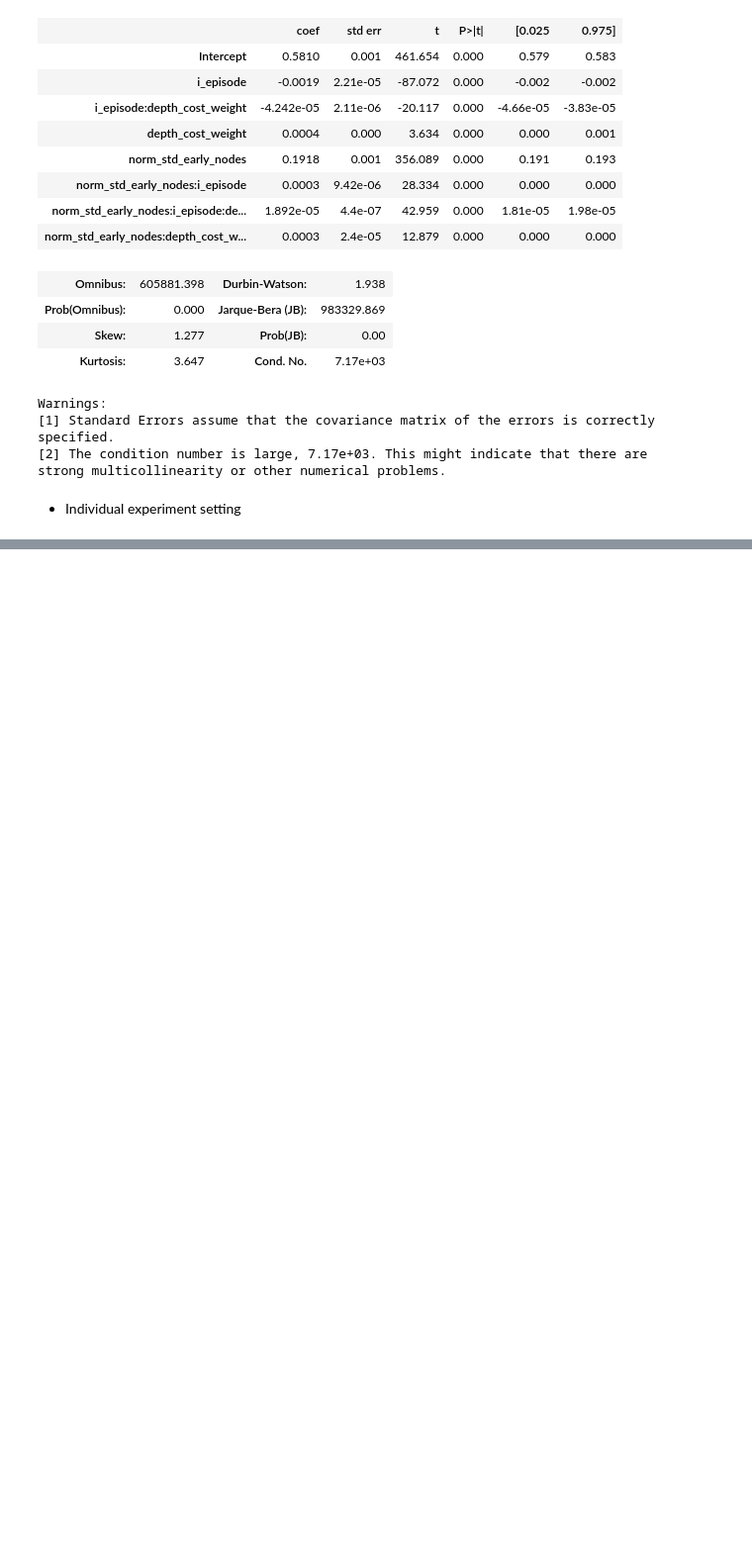
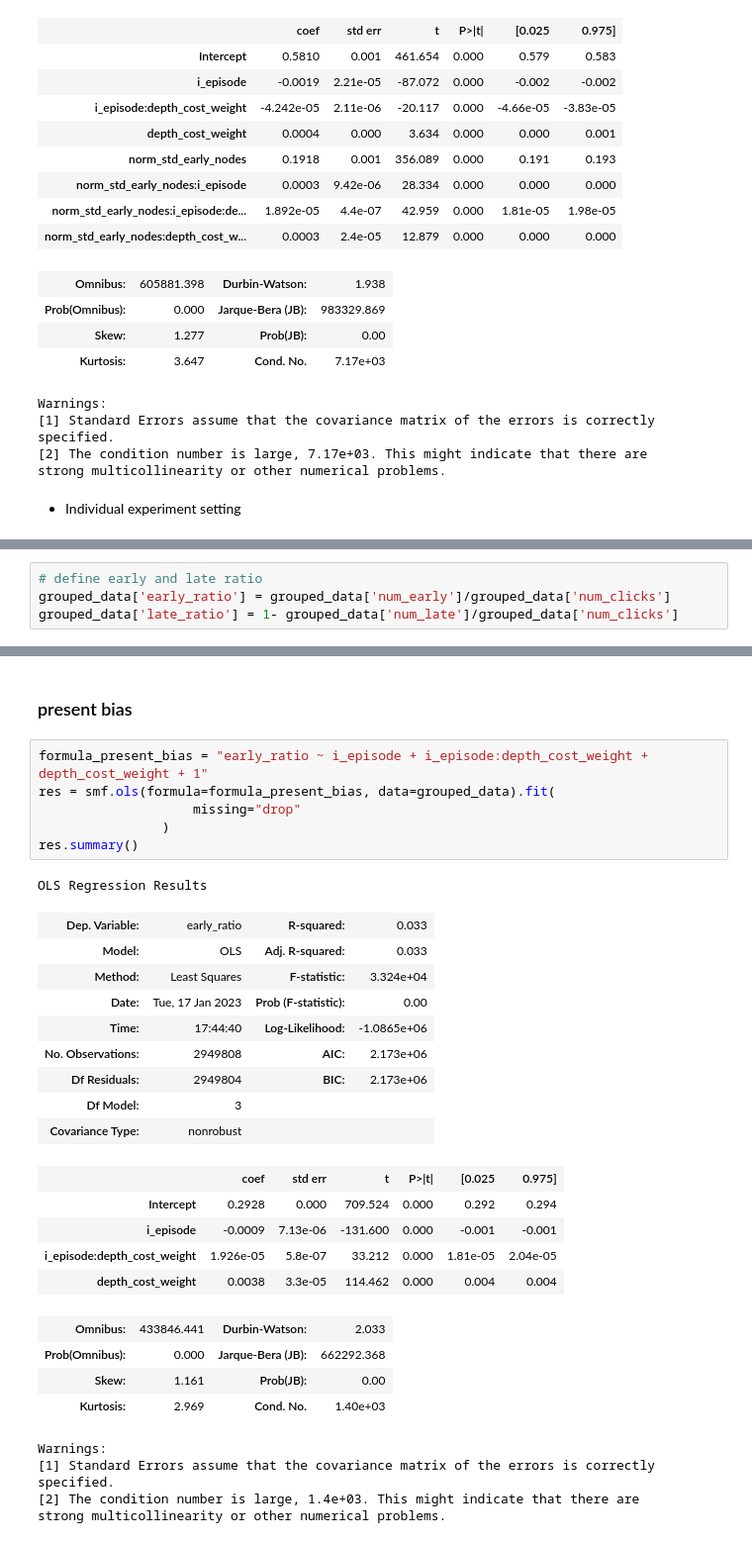
Before and after one commit to RationalityEnhancementGroup/planning-depth-differences, a Jupyter notebook: analysis/methods/learning/Simulated_regressions.ipynb, the cells around one changed output, grey strips where cells are left out. Shown at 99% size. Saved outputs shown, nothing was run; the diff lists cells and outputs as text; blank space fills up the shorter version.

Commit message:
present bias analysis

```diff
--- a/analysis/methods/learning/Simulated_regressions.ipynb
+++ b/analysis/methods/learning/Simulated_regressions.ipynb
@@ -391,0 +397,4 @@ strong multicollinearity or other numerical problems.
+# %%
+# define early and late ratio
+grouped_data['early_ratio'] = grouped_data['num_early']/grouped_data['num_clicks']
+grouped_data['late_ratio'] = 1- grouped_data['num_late']/grouped_data['num_clicks']
@@ -391,0 +411,32 @@ strong multicollinearity or other numerical problems.
+# %% [markdown]
+### present bias
+# %%
+formula_present_bias = "early_ratio ~ i_episode + i_episode:depth_cost_weight + depth_cost_weight + 1"
+res = smf.ols(formula=formula_present_bias, data=grouped_data).fit(
+                    missing="drop"
+                )
+res.summary()
+# %% [output]
+OLS Regression Results
+| Dep. Variable: | early_ratio | R-squared: | 0.033 |
+| Model: | OLS | Adj. R-squared: | 0.033 |
+| Method: | Least Squares | F-statistic: | 3.324e+04 |
+| Date: | Tue, 17 Jan 2023 | Prob (F-statistic): | 0.00 |
+| Time: | 17:44:40 | Log-Likelihood: | -1.0865e+06 |
+| No. Observations: | 2949808 | AIC: | 2.173e+06 |
+| Df Residuals: | 2949804 | BIC: | 2.173e+06 |
+| Df Model: | 3 |  |  |
+| Covariance Type: | nonrobust |  |  |
+|  | coef | std err | t | P>|t| | [0.025 | 0.975] |
+| Intercept | 0.2928 | 0.000 | 709.524 | 0.000 | 0.292 | 0.294 |
+| i_episode | -0.0009 | 7.13e-06 | -131.600 | 0.000 | -0.001 | -0.001 |
+| i_episode:depth_cost_weight | 1.926e-05 | 5.8e-07 | 33.212 | 0.000 | 1.81e-05 | 2.04e-05 |
+| depth_cost_weight | 0.0038 | 3.3e-05 | 114.462 | 0.000 | 0.004 | 0.004 |
+| Omnibus: | 433846.441 | Durbin-Watson: | 2.033 |
+| Prob(Omnibus): | 0.000 | Jarque-Bera (JB): | 662292.368 |
+| Skew: | 1.161 | Prob(JB): | 0.00 |
+| Kurtosis: | 2.969 | Cond. No. | 1.40e+03 |
+Warnings:
+[1] Standard Errors assume that the covariance matrix of the errors is correctly specified.
+[2] The condition number is large, 1.4e+03. This might indicate that there are
+strong multicollinearity or other numerical problems.
```
Also changed, not shown: parts of 16 cells of this notebook.
